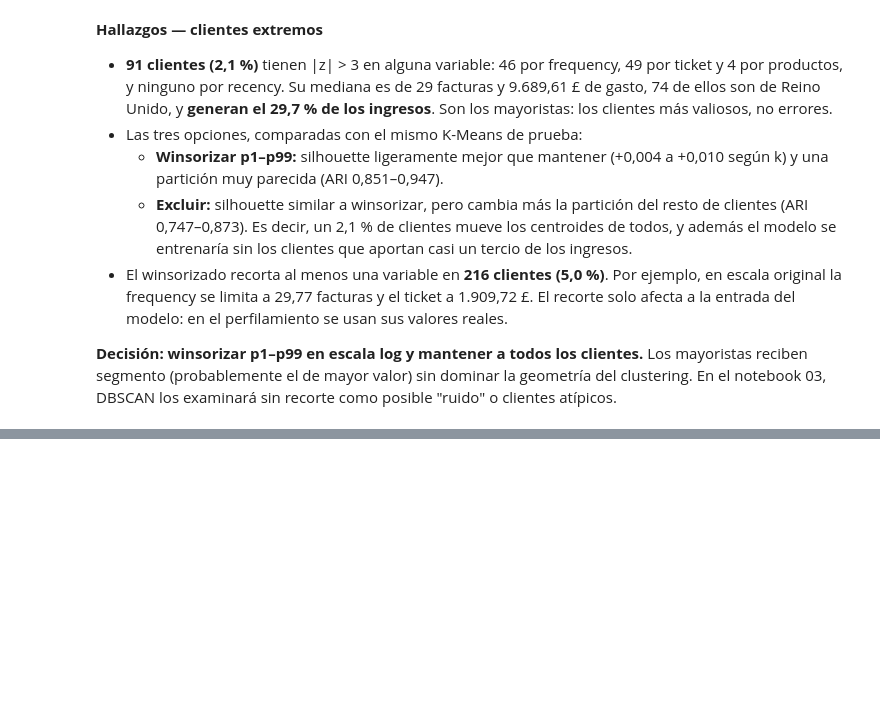
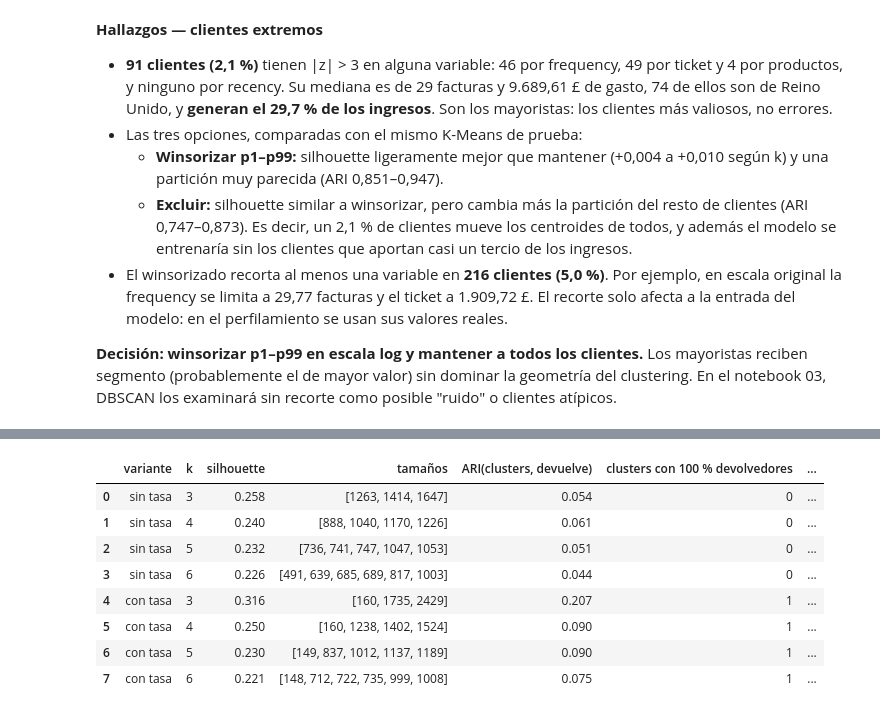
Before and after one commit to Andres766/proeyecto-mineria-de-datos, a Jupyter notebook: notebooks/02_features.ipynb, the cells around one changed output, grey strips where cells are left out. Cells and saved outputs as stored; diff of their text form; code cells hidden in the pictures; blank space fills up the shorter version.

Commit message:
Añade diagnóstico de la tasa de devoluciones en el clustering

```diff
--- a/notebooks/02_features.ipynb
+++ b/notebooks/02_features.ipynb
@@ -470,0 +475,7 @@ sin recorte como posible "ruido" o clientes atípicos.
+# %%
+tasa = clientes["tasa_devoluciones"]
+computables = devoluciones_computables(ventas, devoluciones)
+print(f"Clientes con tasa = 0: {(tasa == 0).sum():,} ({100 * (tasa == 0).mean():.1f} %) · con tasa > 0: {(tasa > 0).sum():,}")
+print(f"Máximo de la tasa antes de recortar: {(computables.groupby('CustomerID')['ImporteComputable'].sum() / ventas.groupby('CustomerID')['Importe'].sum()).max():.4f} "
+      f"→ el recorte a [0, 1] no modifica ningún valor actual")
+tasa[tasa > 0].describe(percentiles=[0.5, 0.9, 0.99]).to_frame("tasa (solo > 0)")
@@ -470,0 +494,29 @@ sin recorte como posible "ruido" o clientes atípicos.
+# %%
+devuelve = (tasa > 0).astype(int).to_numpy()
+variantes = {
+    "sin tasa": z_winsor,
+    "con tasa": construir_preprocesador(clientes[VARIABLES_CLUSTERING + ["tasa_devoluciones"]]).transform(
+        clientes[VARIABLES_CLUSTERING + ["tasa_devoluciones"]]),
+}
+filas, etiquetas_tasa = [], {}
+for nombre, z in variantes.items():
+    resumen, etiquetas_tasa[nombre] = diagnostico_kmeans(z, K)
+    for _, r in resumen.iterrows():
+        lab = etiquetas_tasa[nombre][r["k"]]
+        pct_dev = pd.Series(devuelve).groupby(lab).mean()
+        filas.append({"variante": nombre, "k": r["k"], "silhouette": r["silhouette"], "tamaños": r["tamanos"],
+                      "ARI(clusters, devuelve)": ari(lab, devuelve),
+                      "clusters con 100 % devolvedores": int((pct_dev == 1).sum()),
+                      "tamaño de esos clusters": [int((lab == c).sum()) for c in pct_dev[pct_dev == 1].index]})
+diag_tasa = pd.DataFrame(filas)
+diag_tasa
+# %% [output]
+|  | variante | k | silhouette | tamaños | ARI(clusters, devuelve) | clusters con 100 % devolvedores | ... |
+| 0 | sin tasa | 3 | 0.258 | [1263, 1414, 1647] | 0.054 | 0 | ... |
+| 1 | sin tasa | 4 | 0.240 | [888, 1040, 1170, 1226] | 0.061 | 0 | ... |
+| 2 | sin tasa | 5 | 0.232 | [736, 741, 747, 1047, 1053] | 0.051 | 0 | ... |
+| 3 | sin tasa | 6 | 0.226 | [491, 639, 685, 689, 817, 1003] | 0.044 | 0 | ... |
+| 4 | con tasa | 3 | 0.316 | [160, 1735, 2429] | 0.207 | 1 | ... |
+| 5 | con tasa | 4 | 0.250 | [160, 1238, 1402, 1524] | 0.090 | 1 | ... |
+| 6 | con tasa | 5 | 0.230 | [149, 837, 1012, 1137, 1189] | 0.090 | 1 | ... |
+| 7 | con tasa | 6 | 0.221 | [148, 712, 722, 735, 999, 1008] | 0.075 | 1 | ... |
```
Also changed, not shown: parts of 4 cells of this notebook.
